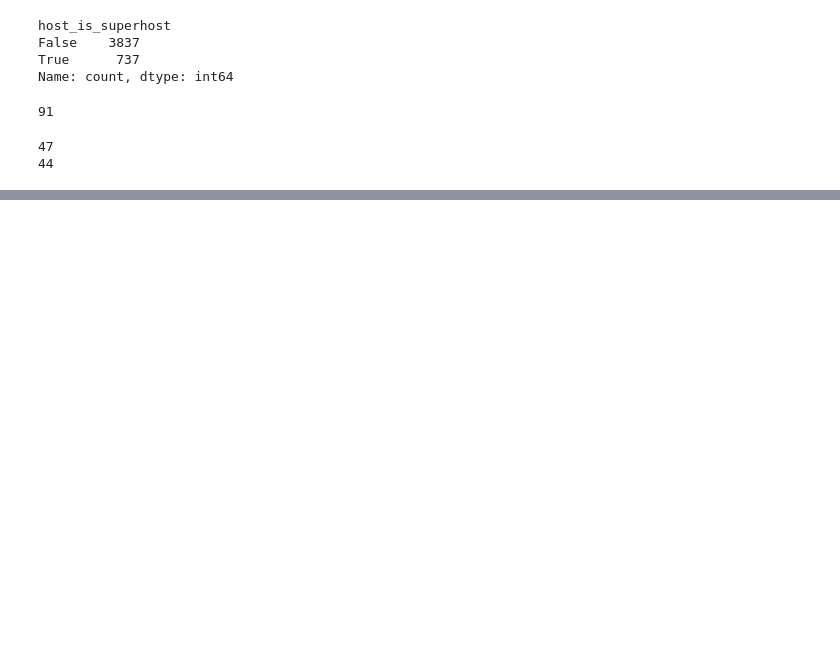
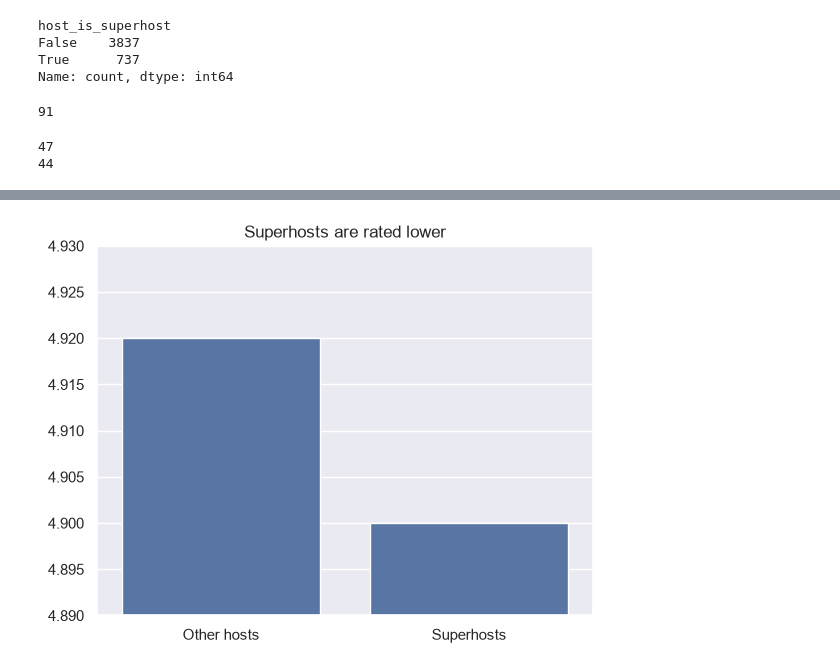
Before and after one commit to ChrisLofgreen/LABS_26-27, a Jupyter notebook: Data analysis/lab7.ipynb, the cells around one changed output, grey strips where cells are left out. Saved outputs shown, nothing was run; the diff lists cells and outputs as text; code cells hidden in the pictures; blank space fills up the shorter version.

```diff
--- a/Data analysis/lab7.ipynb
+++ b/Data analysis/lab7.ipynb
@@ -111,0 +122,10 @@ plt.show()
+# %%
+medians = listings.groupby('host_is_superhost')['review_scores_rating'].median()
+
+fig, ax = plt.subplots()
+sns.barplot(x=['Other hosts', 'Superhosts'], y=medians.values, ax=ax)
+ax.set_ylim(4.89, 4.93)
+ax.set_title('Superhosts are rated lower')
+plt.show()
+# %% [output]
+[figure, added]
```
Also changed, not shown: parts of 8 cells of this notebook.
